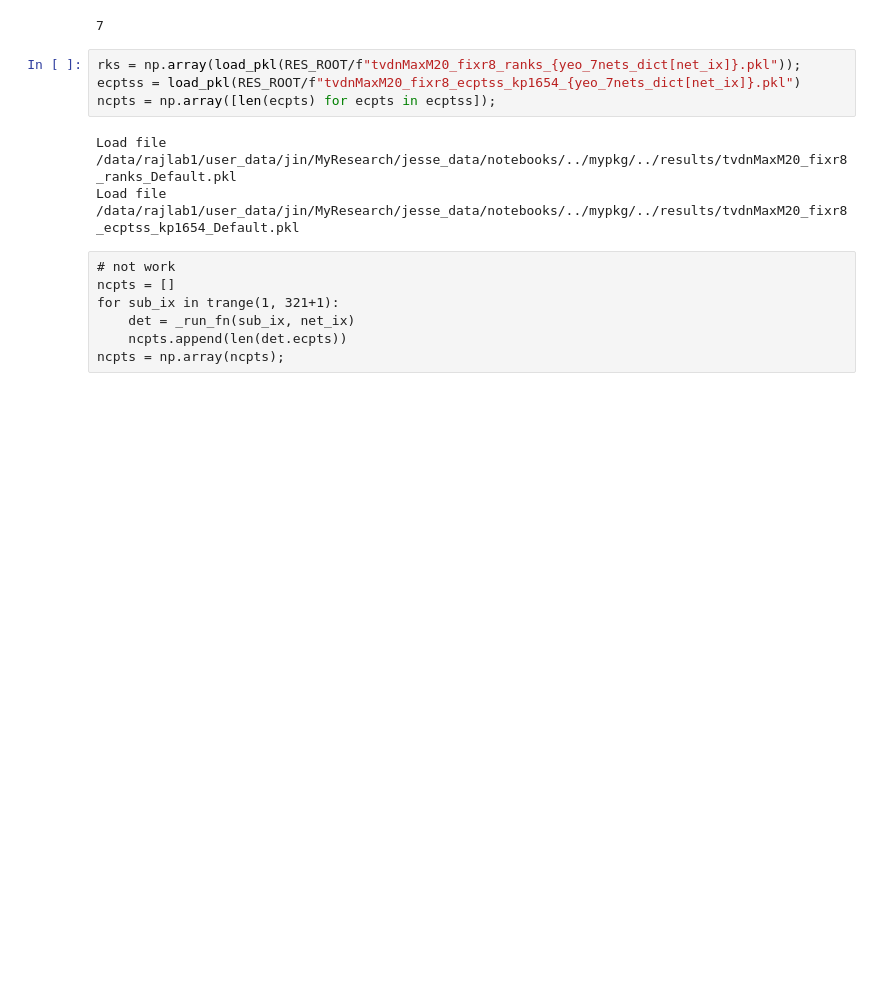
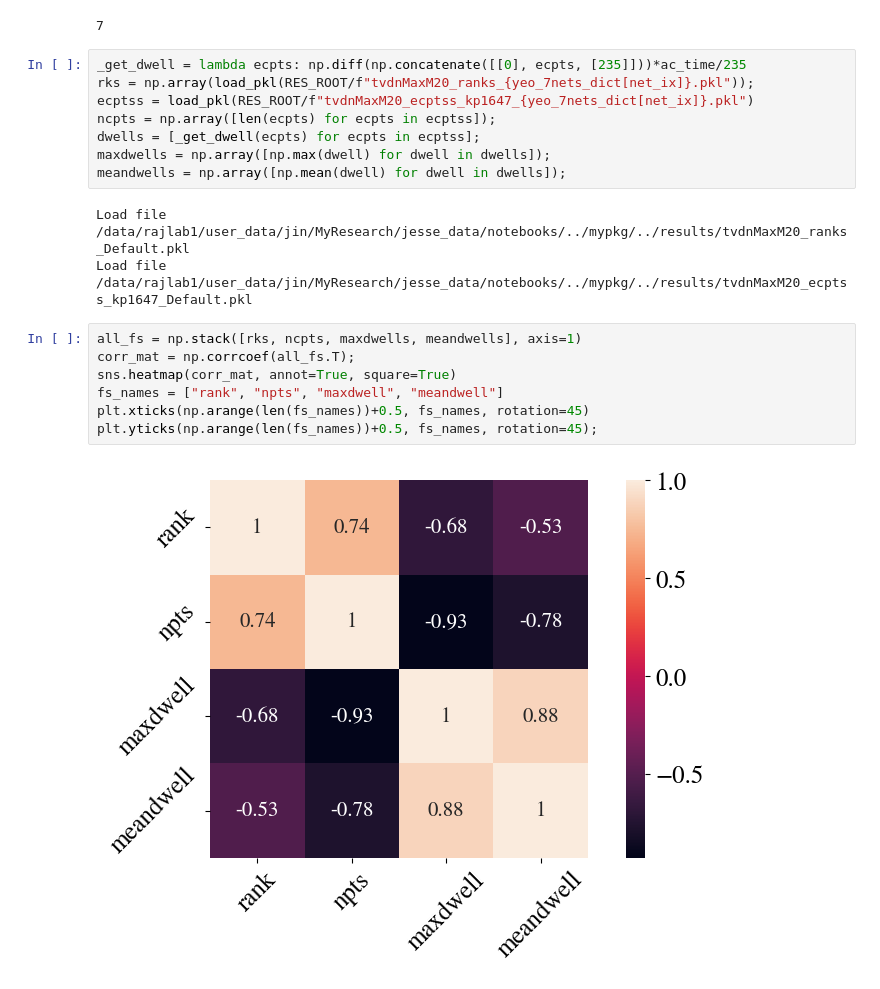
Before and after one commit to JINhuaqing/jesse_fMRI, a Jupyter notebook: notebooks/TVDNs/get_TVDN_features_7nets.ipynb, the cells around one changed output. Drawn from its saved outputs; the diff is of its cells as text; blank space fills up the shorter version.

```diff
--- a/notebooks/get_TVDN_features_7nets.ipynb
+++ b/notebooks/TVDNs/get_TVDN_features_7nets.ipynb
@@ -397,19 +406,25 @@ net_ix = 7
 # %% [output]
 7
 # %%
-rks = np.array(load_pkl(RES_ROOT/f"tvdnMaxM20_fixr8_ranks_{yeo_7nets_dict[net_ix]}.pkl"));
-ecptss = load_pkl(RES_ROOT/f"tvdnMaxM20_fixr8_ecptss_kp1654_{yeo_7nets_dict[net_ix]}.pkl")
+_get_dwell = lambda ecpts: np.diff(np.concatenate([[0], ecpts, [235]]))*ac_time/235
+rks = np.array(load_pkl(RES_ROOT/f"tvdnMaxM20_ranks_{yeo_7nets_dict[net_ix]}.pkl"));
+ecptss = load_pkl(RES_ROOT/f"tvdnMaxM20_ecptss_kp1647_{yeo_7nets_dict[net_ix]}.pkl")
 ncpts = np.array([len(ecpts) for ecpts in ecptss]);
+dwells = [_get_dwell(ecpts) for ecpts in ecptss];
+maxdwells = np.array([np.max(dwell) for dwell in dwells]);
+meandwells = np.array([np.mean(dwell) for dwell in dwells]);
 # %% [output]
-Load file /data/rajlab1/user_data/jin/MyResearch/jesse_data/notebooks/../mypkg/../results/tvdnMaxM20_fixr8_ranks_Default.pkl
-Load file /data/rajlab1/user_data/jin/MyResearch/jesse_data/notebooks/../mypkg/../results/tvdnMaxM20_fixr8_ecptss_kp1654_Default.pkl
+Load file /data/rajlab1/user_data/jin/MyResearch/jesse_data/notebooks/../mypkg/../results/tvdnMaxM20_ranks_Default.pkl
+Load file /data/rajlab1/user_data/jin/MyResearch/jesse_data/notebooks/../mypkg/../results/tvdnMaxM20_ecptss_kp1647_Default.pkl
-# %% [raw]
-# not work
-ncpts = []
-for sub_ix in trange(1, 321+1):
-    det = _run_fn(sub_ix, net_ix)
-    ncpts.append(len(det.ecpts))
-ncpts = np.array(ncpts);
+# %%
+all_fs = np.stack([rks, ncpts, maxdwells, meandwells], axis=1)
+corr_mat = np.corrcoef(all_fs.T);
+sns.heatmap(corr_mat, annot=True, square=True)
+fs_names = ["rank", "npts", "maxdwell", "meandwell"]
+plt.xticks(np.arange(len(fs_names))+0.5, fs_names, rotation=45)
+plt.yticks(np.arange(len(fs_names))+0.5, fs_names, rotation=45);
+# %% [output]
+[figure, added]
 # %%
 res_df = pd.DataFrame({
     "metric": rks,
```
Also changed, not shown: parts of 9 cells of this notebook, 20 other files.
